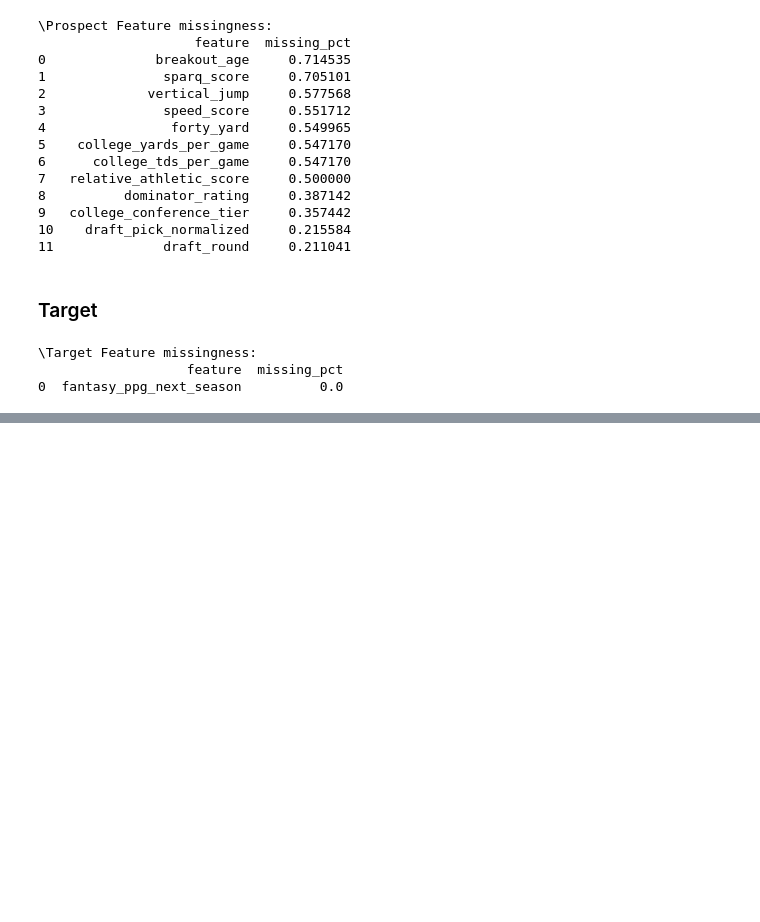
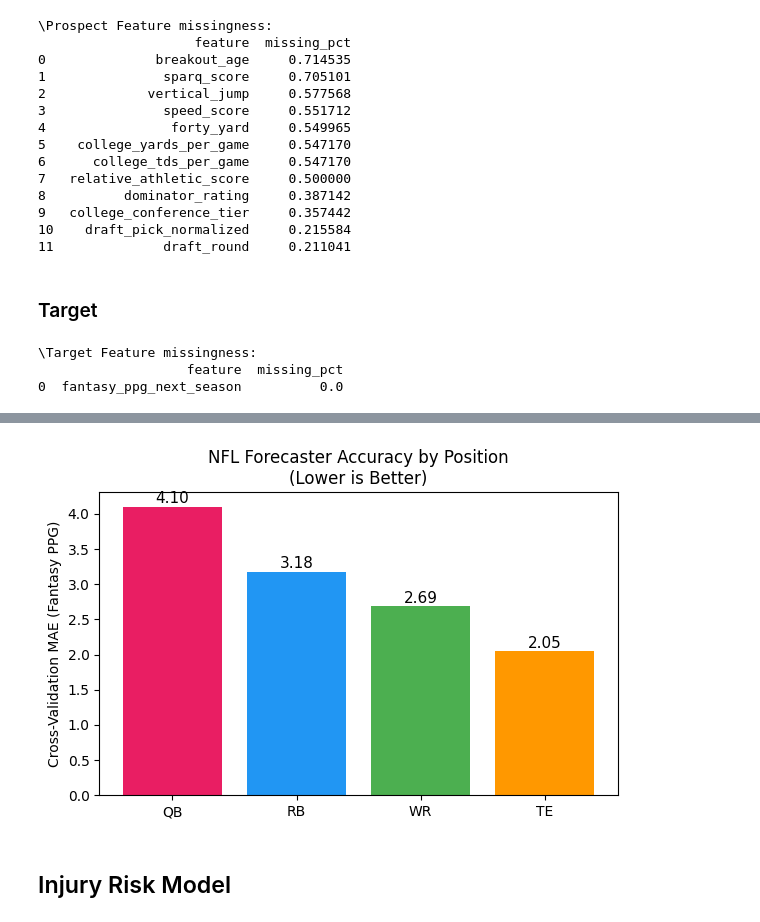
Before and after one commit to sandeeptiwari6/dynasty-ai-engine, a Jupyter notebook: notebooks/02_models.ipynb, the cells around one changed output, grey strips where cells are left out. Saved outputs shown, nothing was run; the diff lists cells and outputs as text; code cells hidden in the pictures; blank space fills up the shorter version.

```diff
--- a/notebooks/02_models.ipynb
+++ b/notebooks/02_models.ipynb
@@ -405,0 +498,9 @@ dtype: float64
+# %%
+print("\nTraining all position forecasters...")
+all_forecasters = {}
+for position in ("QB", "RB", "WR", "TE"):
+    model = NFLPerformanceForecaster(position)
+    metrics = model.train_with_tracking(df_all, params={"position": position})
+    model.save()
+    all_forecasters[position] = (model, metrics)
+    print(f"  {position}: CV MAE = {metrics.get('cv_mae', 'N/A'):.2f} PPG")
@@ -405,0 +533,18 @@ dtype: float64
+# %%
+cv_maes = {pos: m["cv_mae"] for pos, (_, m) in all_forecasters.items()}
+fig, ax = plt.subplots(figsize=(6, 4))
+positions = list(cv_maes.keys())
+maes = [cv_maes[p] for p in positions]
+bars = ax.bar(positions, maes, color=["#E91E63", "#2196F3", "#4CAF50", "#FF9800"])
+ax.set_ylabel("Cross-Validation MAE (Fantasy PPG)")
+ax.set_title("NFL Forecaster Accuracy by Position\n(Lower is Better)")
+for bar, mae in zip(bars, maes):
+    ax.text(bar.get_x() + bar.get_width()/2, bar.get_height() + 0.05,
+            f"{mae:.2f}", ha='center', fontsize=11)
+plt.tight_layout()
+plt.savefig("artifacts/cv_mae_by_position.png", dpi=150)
+plt.show()
+# %% [output]
+[figure, added]
+# %% [markdown]
+## Injury Risk Model
```
Also changed, not shown: parts of 21 cells of this notebook, 19 other files.
